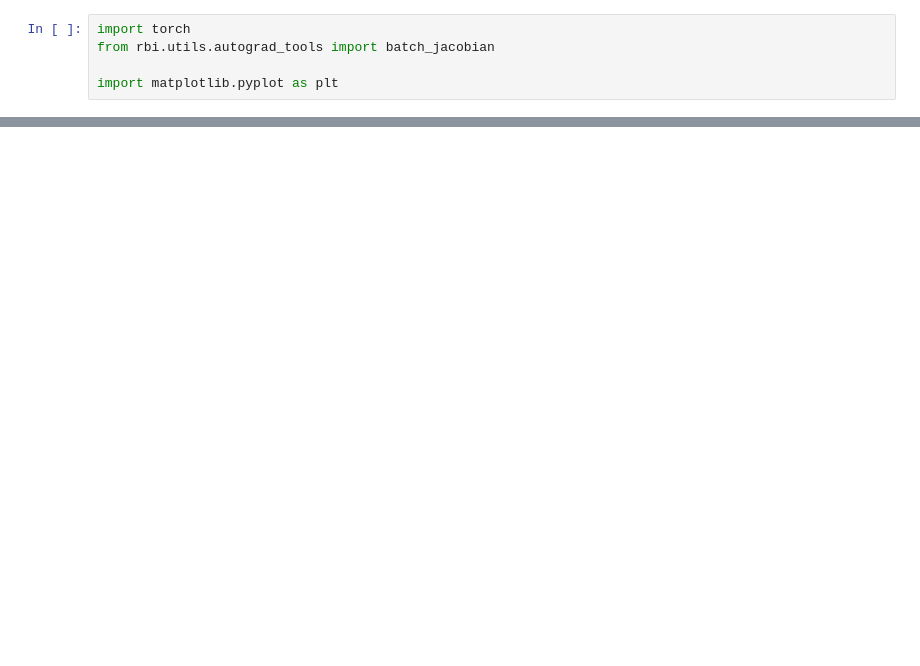
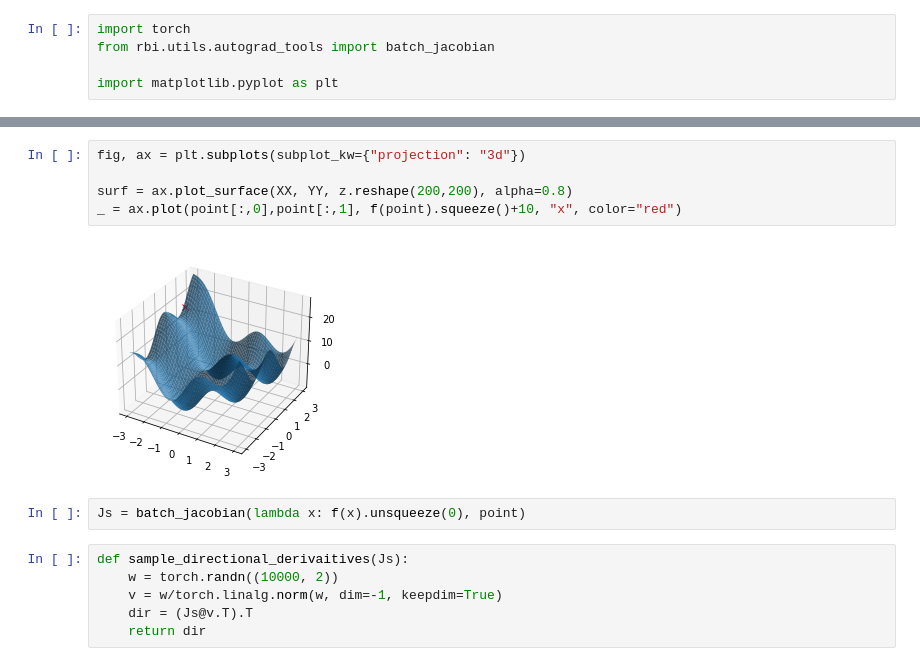
Before and after one commit to manuelgloeckler/manuelgloeckler.github.io, a Jupyter notebook: _notebooks/directional_derivatives.ipynb, the cells around one changed output, grey strips where cells are left out. Cells and saved outputs as stored; diff of their text form; blank space fills up the shorter version.

```diff
--- a/_notebooks/directional_derivatives.ipynb
+++ b/_notebooks/directional_derivatives.ipynb
@@ -20,0 +29,15 @@ plt.axis("off")
+# %%
+fig, ax = plt.subplots(subplot_kw={"projection": "3d"})
+
+surf = ax.plot_surface(XX, YY, z.reshape(200,200), alpha=0.8)
+_ = ax.plot(point[:,0],point[:,1], f(point).squeeze()+10, "x", color="red")
+# %% [output]
+[figure, added]
+# %%
+Js = batch_jacobian(lambda x: f(x).unsqueeze(0), point)
+# %%
+def sample_directional_derivaitives(Js):
+    w = torch.randn((10000, 2))
+    v = w/torch.linalg.norm(w, dim=-1, keepdim=True)
+    dir = (Js@v.T).T
+    return dir
```
Also changed, not shown: parts of 13 cells of this notebook, 34 other files.
